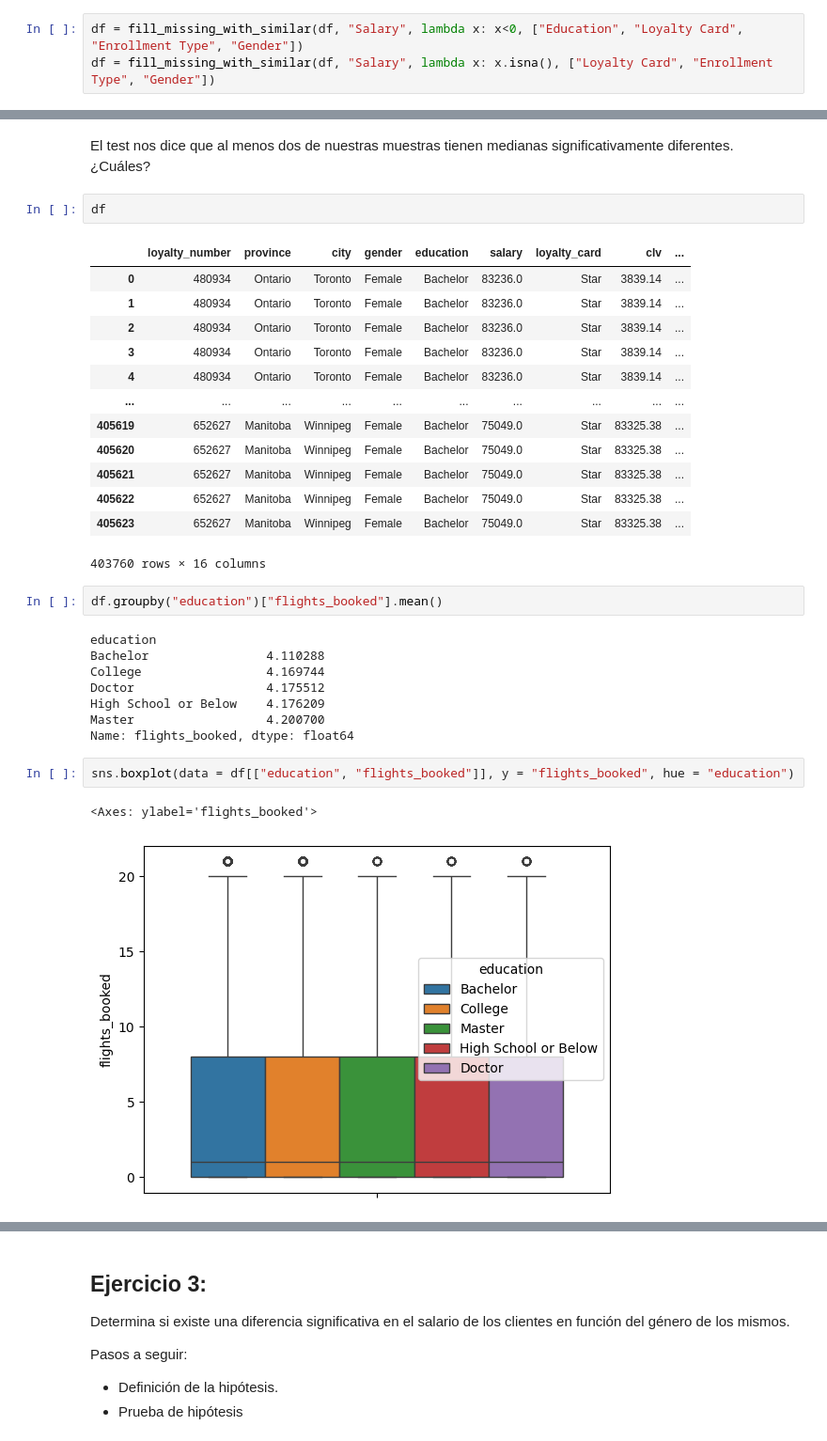
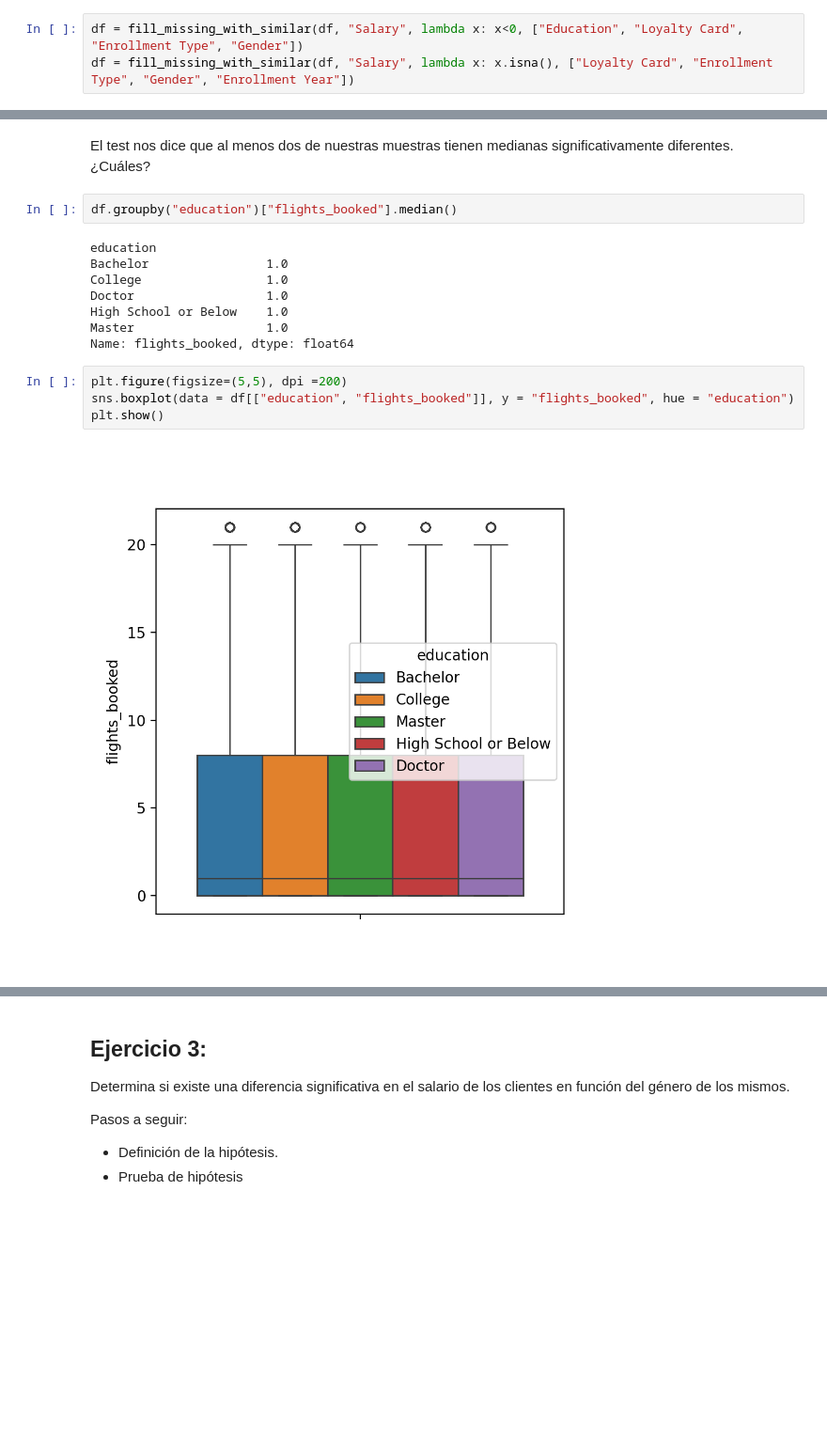
Before and after one commit to yanruwu/hackio-lab-ab-testing-noparam, a Jupyter notebook: laboratorio-modulo6-leccion04-1-ab-testing-no-param.ipynb, the cells around one changed output, grey strips where cells are left out. Shown at 94% size. Drawn from its saved outputs; the diff is of its cells as text; blank space fills up the shorter version.

```diff
--- a/laboratorio-modulo6-leccion04-1-ab-testing-no-param.ipynb
+++ b/laboratorio-modulo6-leccion04-1-ab-testing-no-param.ipynb
@@ -218,7 +218,7 @@ def fill_missing_with_similar(data, target_col, condition, similarity_cols):
 Ahora procedemos a rellenar
 # %%
 df = fill_missing_with_similar(df, "Salary", lambda x: x<0, ["Education", "Loyalty Card", "Enrollment Type", "Gender"])
-df = fill_missing_with_similar(df, "Salary", lambda x: x.isna(), ["Loyalty Card", "Enrollment Type", "Gender"])
+df = fill_missing_with_similar(df, "Salary", lambda x: x.isna(), ["Loyalty Card", "Enrollment Type", "Gender", "Enrollment Year"])
 # %%
 df.sample(5)
 # %% [output]
@@ -357,34 +358,19 @@ More than 2 samples:
 KruskalResult(statistic=17.532618623121756, pvalue=0.0015225470219889365)
 # %% [markdown]
 El test nos dice que al menos dos de nuestras muestras tienen medianas significativamente diferentes. ¿Cuáles?
-# %%
-df
-# %% [output]
-|  | loyalty_number | province | city | gender | education | salary | loyalty_card | clv | ... |
-| 0 | 480934 | Ontario | Toronto | Female | Bachelor | 83236.0 | Star | 3839.14 | ... |
-| 1 | 480934 | Ontario | Toronto | Female | Bachelor | 83236.0 | Star | 3839.14 | ... |
-| 2 | 480934 | Ontario | Toronto | Female | Bachelor | 83236.0 | Star | 3839.14 | ... |
-| 3 | 480934 | Ontario | Toronto | Female | Bachelor | 83236.0 | Star | 3839.14 | ... |
-| 4 | 480934 | Ontario | Toronto | Female | Bachelor | 83236.0 | Star | 3839.14 | ... |
-| ... | ... | ... | ... | ... | ... | ... | ... | ... | ... |
-| 405619 | 652627 | Manitoba | Winnipeg | Female | Bachelor | 75049.0 | Star | 83325.38 | ... |
-| 405620 | 652627 | Manitoba | Winnipeg | Female | Bachelor | 75049.0 | Star | 83325.38 | ... |
-| 405621 | 652627 | Manitoba | Winnipeg | Female | Bachelor | 75049.0 | Star | 83325.38 | ... |
-| 405622 | 652627 | Manitoba | Winnipeg | Female | Bachelor | 75049.0 | Star | 83325.38 | ... |
-| 405623 | 652627 | Manitoba | Winnipeg | Female | Bachelor | 75049.0 | Star | 83325.38 | ... |
-403760 rows × 16 columns
 # %%
-df.groupby("education")["flights_booked"].mean()
+df.groupby("education")["flights_booked"].median()
 # %% [output]
 education
-Bachelor                4.110288
-College                 4.169744
-Doctor                  4.175512
-High School or Below    4.176209
-Master                  4.200700
+Bachelor                1.0
+College                 1.0
+Doctor                  1.0
+High School or Below    1.0
+Master                  1.0
 Name: flights_booked, dtype: float64
 # %%
+plt.figure(figsize=(5,5), dpi =200)
 sns.boxplot(data = df[["education", "flights_booked"]], y = "flights_booked", hue = "education")
+plt.show()
 # %% [output]
-<Axes: ylabel='flights_booked'>
-[figure, old version]
+[figure, new version]
```
Also changed, not shown: parts of 16 cells of this notebook.
